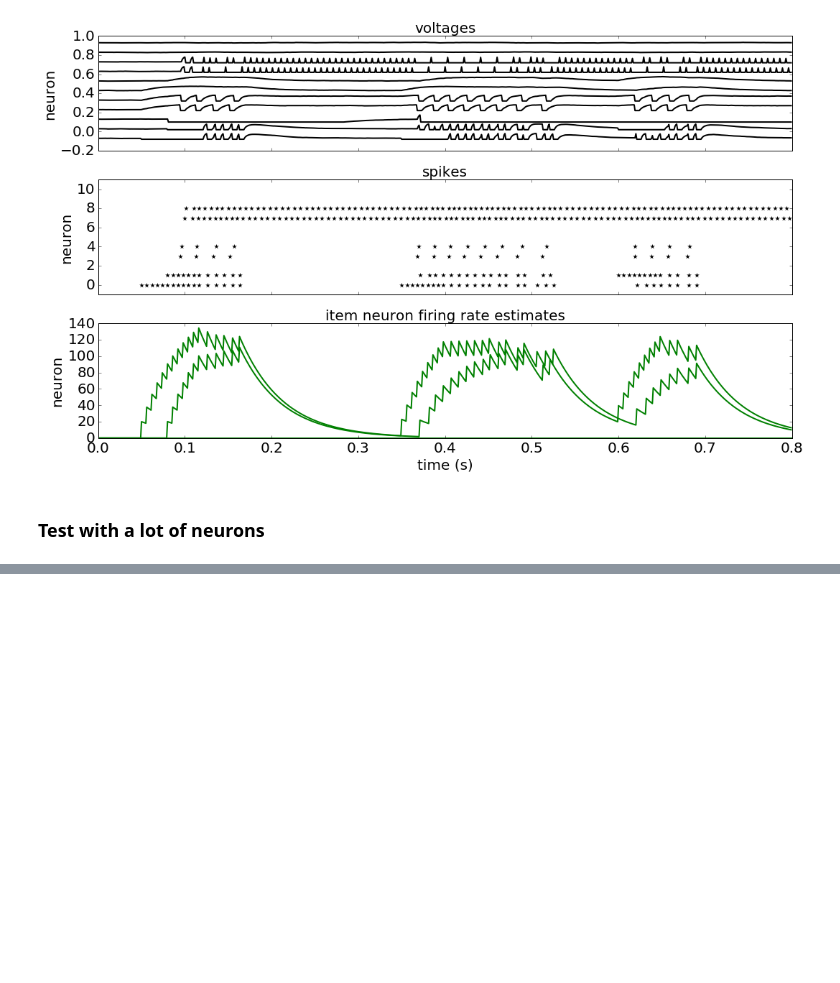
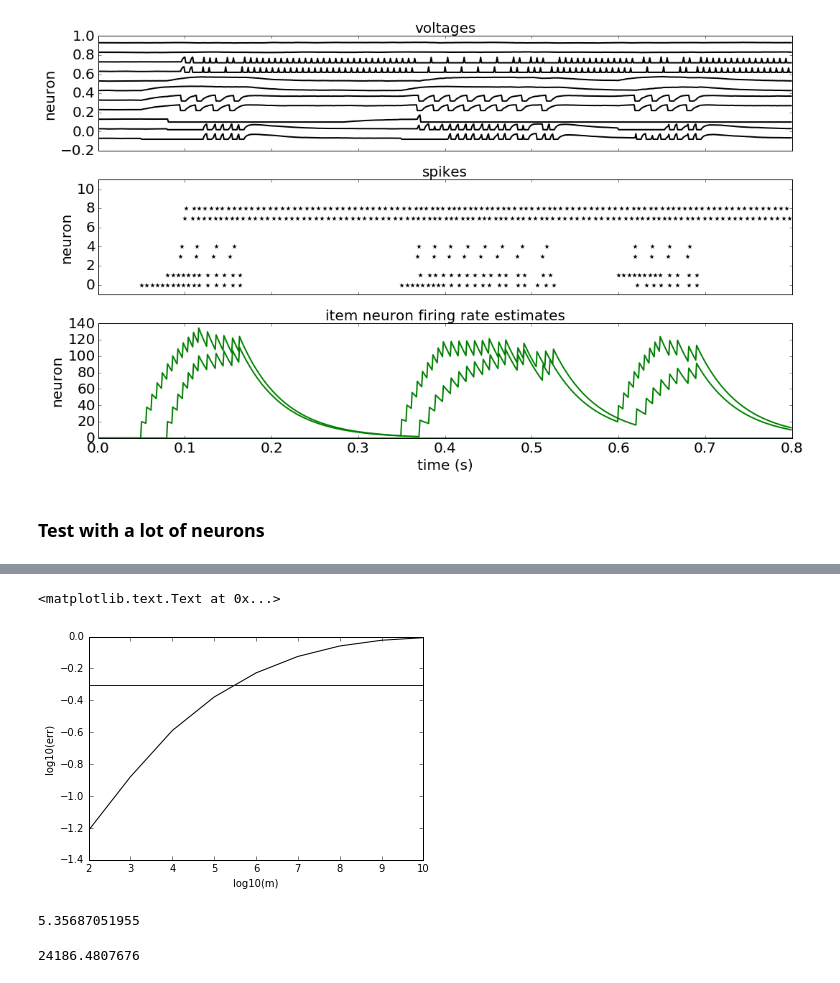
Before and after one commit to rkp8000/associative_properties, a Jupyter notebook: sandbox.ipynb, the cells around one changed output, grey strips where cells are left out. Cells and saved outputs as stored; diff of their text form; code cells hidden in the pictures; blank space fills up the shorter version.

```diff
--- a/sandbox.ipynb
+++ b/sandbox.ipynb
@@ -544,0 +668,65 @@ for ax in axs:
+# %%
+%matplotlib inline
+import matplotlib.pyplot as plt
+import numpy as np
+
+from network_analysis import recall_error_upper_bound_vs_item_number
+
+ms = np.array([1e2, 1e3, 1e4, 1e5, 1e6, 1e7, 1e8, 1e9, 1e10])
+n = 500
+q = 0.2
+l = 3
+n_samples_mc = 500
+
+errs = recall_error_upper_bound_vs_item_number(ms=ms, n=n, q=q, l=l, n_samples_mc=n_samples_mc)
+
+fig, ax = plt.subplots(1, 1)
+
+ax.plot(np.log10(ms), np.log10(errs), color='k')
+
+ax.axhline(np.log10(0.5))
+ax.set_xlabel('log10(m)')
+ax.set_ylabel('log10(err)')
+# %% [output]
+<matplotlib.text.Text at 0x...>
+[figure, added]
+# %%
+%matplotlib inline
+from __future__ import print_function
+import matplotlib.pyplot as plt
+import numpy as np
+
+from network_analysis import max_items_with_low_recall_error
+
+n = 500
+q = 0.2
+l = 3
+n_samples_mc = 500
+err_max = 0.5
+
+m_best = max_items_with_low_recall_error(
+    n=n, q=q, l=l, err_max=err_max, n_samples_mc=n_samples_mc)
+
+print(np.log10(m_best))
+# %% [output]
+5.35687051955
+# %%
+%matplotlib inline
+from __future__ import print_function
+import matplotlib.pyplot as plt
+import numpy as np
+
+from network_analysis import max_items_with_min_recall_probability
+
+n = 1500
+q = 0.2
+l = 4
+p_min = 0.999
+n_samples_mc = 50000
+
+m_best = max_items_with_min_recall_probability(
+    n=n, q=q, l=l, p_min=p_min, n_samples_mc=n_samples_mc)
+
+print(m_best)
+# %% [output]
+24186.4807676
```
Also changed, not shown: parts of 29 cells of this notebook, 3 other files.
